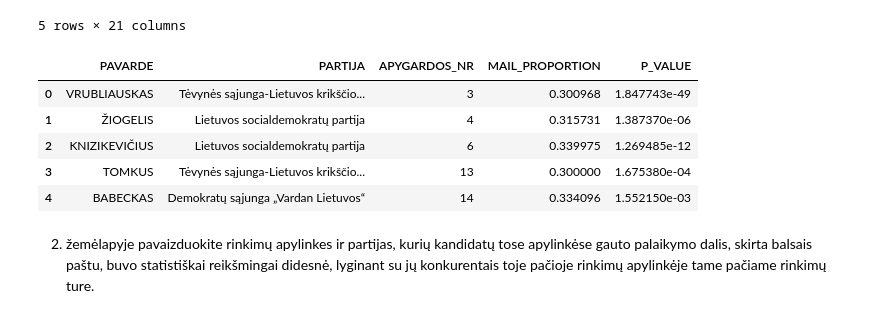
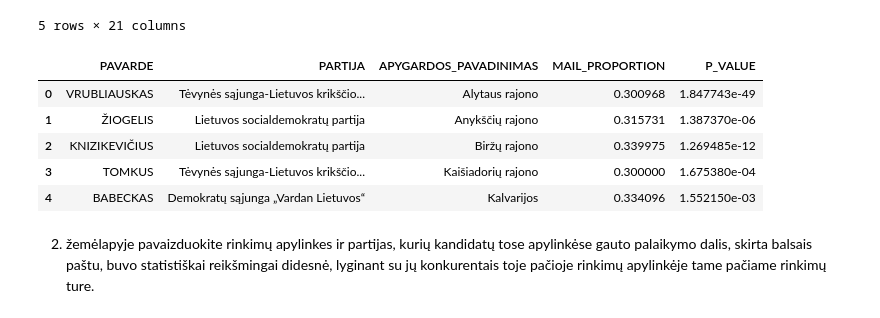
Before and after one commit to Angelika3108/Elections2023_LT, a Jupyter notebook: Mid.ipynb, the cells around one changed output. Cells and saved outputs as stored; diff of their text form; code cells hidden in the pictures.

```diff
--- a/Mid.ipynb
+++ b/Mid.ipynb
@@ -49,7 +49,7 @@ df.head()
 significant_candidates = []
 
 # Group by district
-for district, group in df.groupby("APYGARDOS_NR"):
+for district, group in df.groupby("APYGARDOS_PAVADINIMAS"):
     # Group by surname and party in each district and sum the votes
     candidates = group.groupby(["PAVARDE", "PARTIJA"]).agg({
         "BALSU_PASTU": "sum",
@@ -59,40 +59,40 @@ for district, group in df.groupby("APYGARDOS_NR"):
     # Only continue if exactly 2 candidates
     if len(candidates) != 2:
         continue
 
     # Get the two candidates
     c1, c2 = candidates.iloc[0], candidates.iloc[1]
 
     # Test both directions: is c1 > c2 or c2 > c1?
 # Perform a proportion z-test Is candidate's mail to total votes percent significantly higher than opponent's?
     for candidate, opponent in [(c1, c2), (c2, c1)]:
         stat, pval = proportions_ztest(
             [candidate["BALSU_PASTU"], opponent["BALSU_PASTU"]],
             [candidate["BALSU_VISO"], opponent["BALSU_VISO"]],
             alternative='larger'
         )
         # If p-value is small (less than 0.05), we are confident the difference is real
         if pval < 0.05:
             # Save candidate info to the results list
             significant_candidates.append({
                 "PAVARDE": candidate["PAVARDE"],
                 "PARTIJA": candidate["PARTIJA"],
-                "APYGARDOS_NR": district,
+                "APYGARDOS_PAVADINIMAS": district,
                 "MAIL_PROPORTION": candidate["BALSU_PASTU"] / candidate["BALSU_VISO"],
                 "P_VALUE": pval
             })
             break  # only record one winner per district
 
 # Convert to DataFrame and show results
 result_df = pd.DataFrame(significant_candidates)
 result_df.head()
 # %% [output]
-|  | PAVARDE | PARTIJA | APYGARDOS_NR | MAIL_PROPORTION | P_VALUE |
-| 0 | VRUBLIAUSKAS | Tėvynės sąjunga-Lietuvos krikščio... | 3 | 0.300968 | 1.847743e-49 |
-| 1 | ŽIOGELIS | Lietuvos socialdemokratų partija | 4 | 0.315731 | 1.387370e-06 |
-| 2 | KNIZIKEVIČIUS | Lietuvos socialdemokratų partija | 6 | 0.339975 | 1.269485e-12 |
-| 3 | TOMKUS | Tėvynės sąjunga-Lietuvos krikščio... | 13 | 0.300000 | 1.675380e-04 |
-| 4 | BABECKAS | Demokratų sąjunga „Vardan Lietuvos“ | 14 | 0.334096 | 1.552150e-03 |
+|  | PAVARDE | PARTIJA | APYGARDOS_PAVADINIMAS | MAIL_PROPORTION | P_VALUE |
+| 0 | VRUBLIAUSKAS | Tėvynės sąjunga-Lietuvos krikščio... | Alytaus rajono | 0.300968 | 1.847743e-49 |
+| 1 | ŽIOGELIS | Lietuvos socialdemokratų partija | Anykščių rajono | 0.315731 | 1.387370e-06 |
+| 2 | KNIZIKEVIČIUS | Lietuvos socialdemokratų partija | Biržų rajono | 0.339975 | 1.269485e-12 |
+| 3 | TOMKUS | Tėvynės sąjunga-Lietuvos krikščio... | Kaišiadorių rajono | 0.300000 | 1.675380e-04 |
+| 4 | BABECKAS | Demokratų sąjunga „Vardan Lietuvos“ | Kalvarijos | 0.334096 | 1.552150e-03 |
 # %% [markdown]
 2. žemėlapyje pavaizduokite rinkimų apylinkes ir partijas, kurių kandidatų tose apylinkėse gauto
 palaikymo dalis, skirta balsais paštu, buvo statistiškai reikšmingai didesnė, lyginant su jų
```
Also changed, not shown: parts of 2 cells of this notebook, 2 other files.
